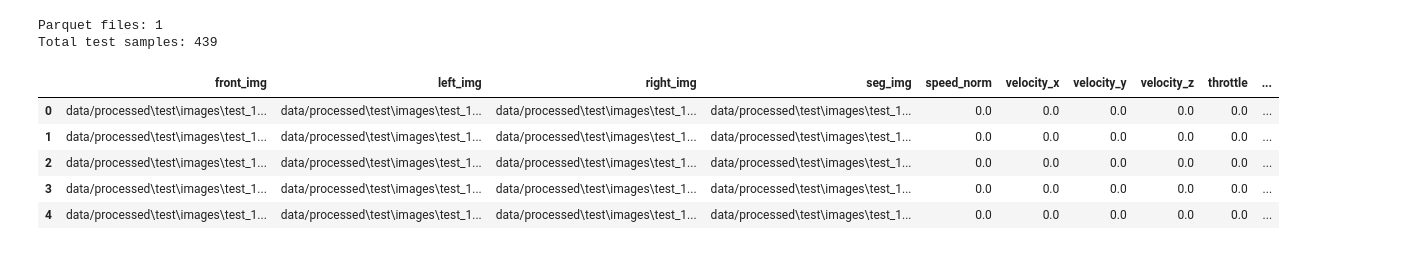
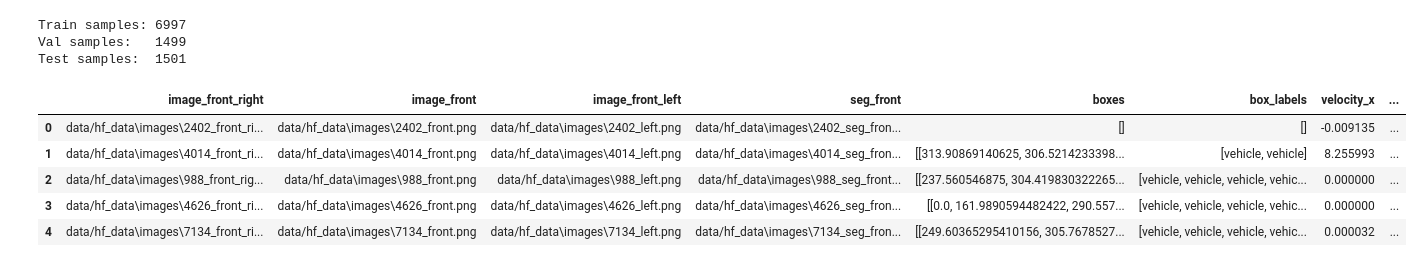
Before and after one commit to Nanditautekar/End-to-End-Deep-Learning-for-Autonomous-Driving, a Jupyter notebook: notebooks/model_hfstream.ipynb, the cells around one changed output. Drawn from its saved outputs; the diff is of its cells as text; code cells hidden in the pictures.

```diff
--- a/notebooks/model_hfstream.ipynb
+++ b/notebooks/model_hfstream.ipynb
@@ -1,23 +1,28 @@
 # %%
-import glob
+import json
 import pandas as pd
-import pyarrow.parquet as pq
+import numpy as np
+import matplotlib.pyplot as plt
+import seaborn as sns
 
-BASE_PATH = r"C:\Users\Nandita\Downloads\End-to-End-Deep-Learning-for-Autonomous-Driving\data\processed\test\parquet"
+sns.set(style="whitegrid")
 
-parquet_files = glob.glob(f"{BASE_PATH}/*.parquet")
-print("Parquet files:", len(parquet_files))
+TRAIN_JSON = r"C:\Users\Nandita\Downloads\End-to-End-Deep-Learning-for-Autonomous-Driving\data\processed_json\train.json"
+VAL_JSON   = r"C:\Users\Nandita\Downloads\End-to-End-Deep-Learning-for-Autonomous-Driving\data\processed_json\val.json"
+TEST_JSON  = r"C:\Users\Nandita\Downloads\End-to-End-Deep-Learning-for-Autonomous-Driving\data\processed_json\test.json"
 
-df = pd.concat([pq.read_table(p).to_pandas() for p in parquet_files], ignore_index=True)
+def load_json(path):
+    with open(path, "r") as f:
+        return json.load(f)
 
-print("Total test samples:", len(df))
-df.head()
+train = load_json(TRAIN_JSON)
+val   = load_json(VAL_JSON)
+test  = load_json(TEST_JSON)
+
+print(f"Train samples: {len(train)}")
+print(f"Val samples:   {len(val)}")
+print(f"Test samples:  {len(test)}")
 # %% [output]
-Parquet files: 1
-Total test samples: 439
+Train samples: 6997
+Val samples:   1499
+Test samples:  1501
-|  | front_img | left_img | right_img | seg_img | speed_norm | velocity_x | velocity_y | velocity_z | throttle | ... |
-| 0 | data/processed\test\images\test_1... | data/processed\test\images\test_1... | data/processed\test\images\test_1... | data/processed\test\images\test_1... | 0.0 | 0.0 | 0.0 | 0.0 | 0.0 | ... |
-| 1 | data/processed\test\images\test_1... | data/processed\test\images\test_1... | data/processed\test\images\test_1... | data/processed\test\images\test_1... | 0.0 | 0.0 | 0.0 | 0.0 | 0.0 | ... |
-| 2 | data/processed\test\images\test_1... | data/processed\test\images\test_1... | data/processed\test\images\test_1... | data/processed\test\images\test_1... | 0.0 | 0.0 | 0.0 | 0.0 | 0.0 | ... |
-| 3 | data/processed\test\images\test_1... | data/processed\test\images\test_1... | data/processed\test\images\test_1... | data/processed\test\images\test_1... | 0.0 | 0.0 | 0.0 | 0.0 | 0.0 | ... |
-| 4 | data/processed\test\images\test_1... | data/processed\test\images\test_1... | data/processed\test\images\test_1... | data/processed\test\images\test_1... | 0.0 | 0.0 | 0.0 | 0.0 | 0.0 | ... |
@@ -25,0 +29,15 @@ df.info()
+# %%
+#Convert to DataFrame
+
+df_train = pd.DataFrame(train)
+df_val   = pd.DataFrame(val)
+df_test  = pd.DataFrame(test)
+
+df_train.head()
+# %% [output]
+|  | image_front_right | image_front | image_front_left | seg_front | boxes | box_labels | velocity_x | ... |
+| 0 | data/hf_data\images\2402_front_ri... | data/hf_data\images\2402_front.png | data/hf_data\images\2402_left.png | data/hf_data\images\2402_seg_fron... | [] | [] | -0.009135 | ... |
+| 1 | data/hf_data\images\4014_front_ri... | data/hf_data\images\4014_front.png | data/hf_data\images\4014_left.png | data/hf_data\images\4014_seg_fron... | [[313.90869140625, 306.5214233398... | [vehicle, vehicle] | 8.255993 | ... |
+| 2 | data/hf_data\images\988_front_rig... | data/hf_data\images\988_front.png | data/hf_data\images\988_left.png | data/hf_data\images\988_seg_front... | [[237.560546875, 304.419830322265... | [vehicle, vehicle, vehicle, vehic... | 0.000000 | ... |
+| 3 | data/hf_data\images\4626_front_ri... | data/hf_data\images\4626_front.png | data/hf_data\images\4626_left.png | data/hf_data\images\4626_seg_fron... | [[0.0, 161.9890594482422, 290.557... | [vehicle, vehicle, vehicle, vehic... | 0.000000 | ... |
+| 4 | data/hf_data\images\7134_front_ri... | data/hf_data\images\7134_front.png | data/hf_data\images\7134_left.png | data/hf_data\images\7134_seg_fron... | [[249.60365295410156, 305.7678527... | [vehicle, vehicle, vehicle, vehic... | 0.000032 | ... |
```
Also changed, not shown: parts of 8 cells of this notebook.
